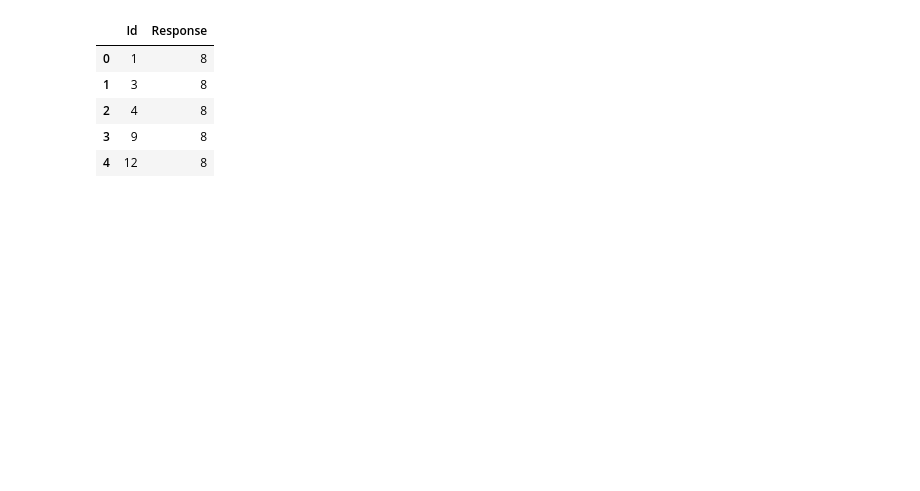
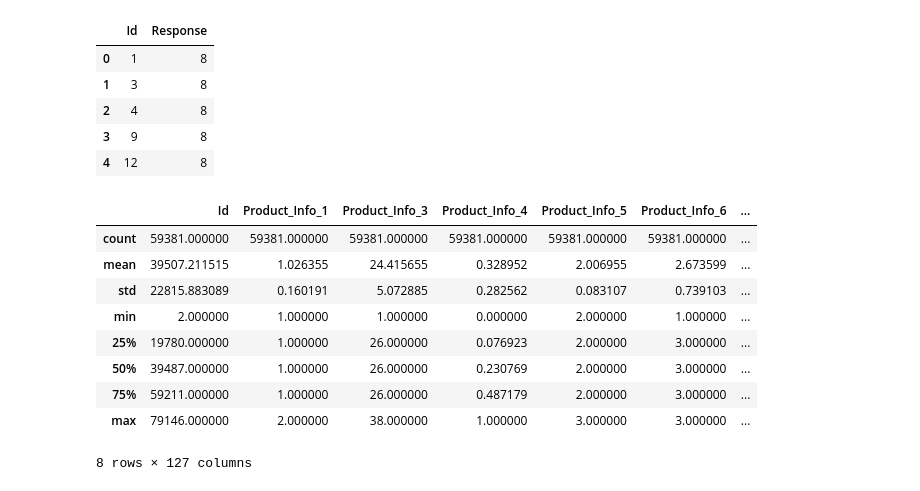
Before and after one commit to paulhendricks/kaggle-prudential-life-insurance-assessment, a Jupyter notebook: munge/04-eda.ipynb, the cells around one changed output. Saved outputs shown, nothing was run; the diff lists cells and outputs as text; code cells hidden in the pictures; blank space fills up the shorter version.

```diff
--- a/munge/04-eda.ipynb
+++ b/munge/04-eda.ipynb
@@ -33,3 +33,16 @@ submission.head()
 | 2 | 4 | 8 |
 | 3 | 9 | 8 |
 | 4 | 12 | 8 |
+# %%
+train.describe()
+# %% [output]
+|  | Id | Product_Info_1 | Product_Info_3 | Product_Info_4 | Product_Info_5 | Product_Info_6 | ... |
+| count | 59381.000000 | 59381.000000 | 59381.000000 | 59381.000000 | 59381.000000 | 59381.000000 | ... |
+| mean | 39507.211515 | 1.026355 | 24.415655 | 0.328952 | 2.006955 | 2.673599 | ... |
+| std | 22815.883089 | 0.160191 | 5.072885 | 0.282562 | 0.083107 | 0.739103 | ... |
+| min | 2.000000 | 1.000000 | 1.000000 | 0.000000 | 2.000000 | 1.000000 | ... |
+| 25% | 19780.000000 | 1.000000 | 26.000000 | 0.076923 | 2.000000 | 3.000000 | ... |
+| 50% | 39487.000000 | 1.000000 | 26.000000 | 0.230769 | 2.000000 | 3.000000 | ... |
+| 75% | 59211.000000 | 1.000000 | 26.000000 | 0.487179 | 2.000000 | 3.000000 | ... |
+| max | 79146.000000 | 2.000000 | 38.000000 | 1.000000 | 3.000000 | 3.000000 | ... |
+8 rows × 127 columns
```
Also changed, not shown: parts of 4 cells of this notebook, 1 other file.
